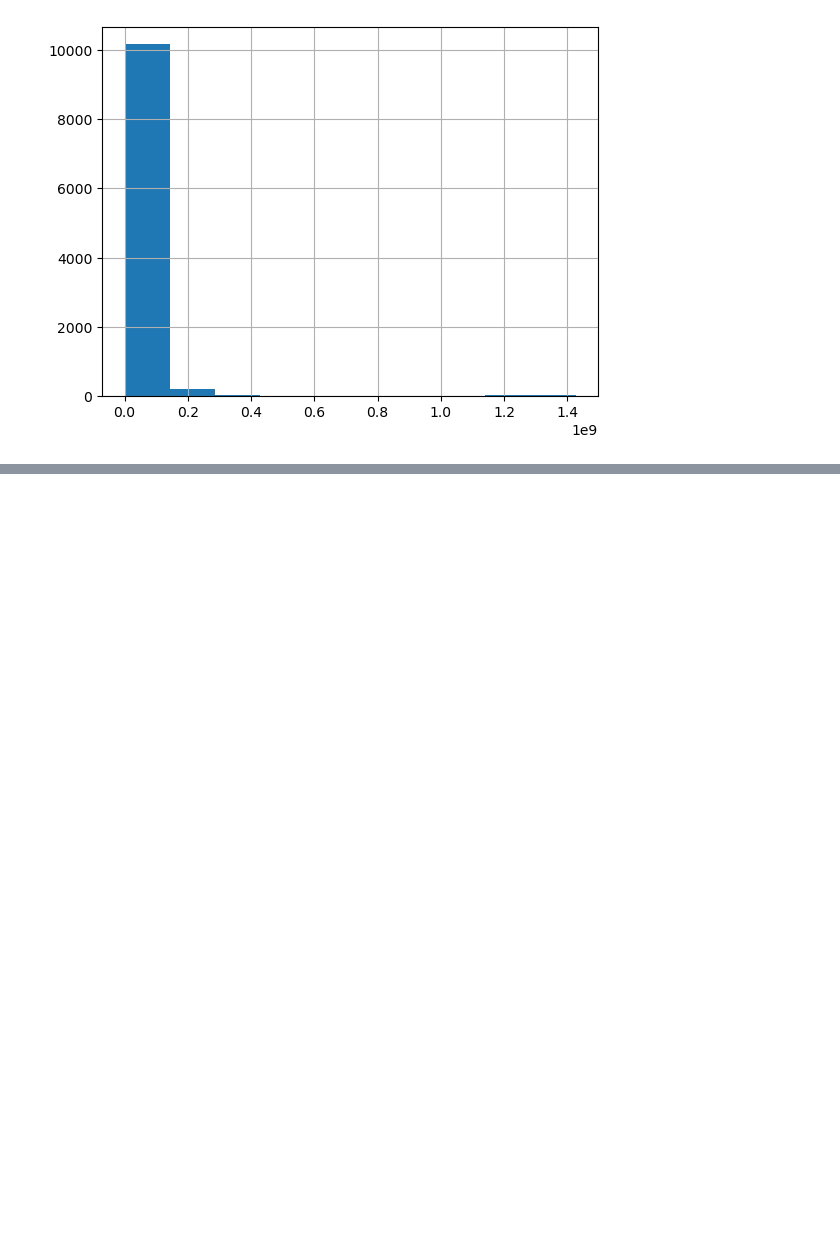
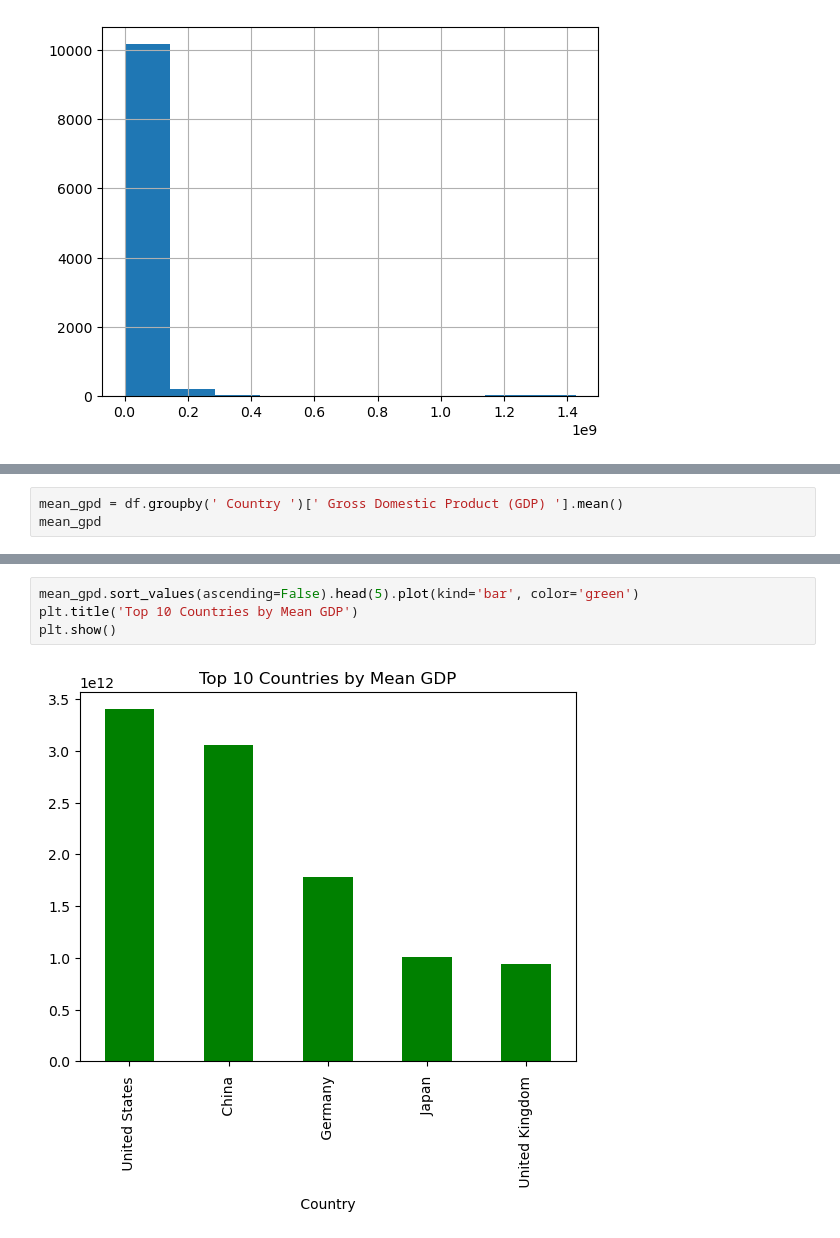
Before and after one commit to khoulaCode/DataScience-Brain-Bytes, a Jupyter notebook: Team_members/from_maha/pandas_practice.ipynb, the cells around one changed output, grey strips where cells are left out. Drawn from its saved outputs; the diff is of its cells as text; blank space fills up the shorter version.

```diff
--- a/Team_members/from_maha/pandas_practice.ipynb
+++ b/Team_members/from_maha/pandas_practice.ipynb
@@ -286,0 +289,3 @@ plt.show()
+# %%
+mean_gpd = df.groupby(' Country ')[' Gross Domestic Product (GDP) '].mean()
+mean_gpd
@@ -286,0 +306,6 @@ plt.show()
+# %%
+mean_gpd.sort_values(ascending=False).head(5).plot(kind='bar', color='green')
+plt.title('Top 10 Countries by Mean GDP')
+plt.show()
+# %% [output]
+[figure, added]
```
Also changed, not shown: parts of 10 cells of this notebook, 10 other files.
